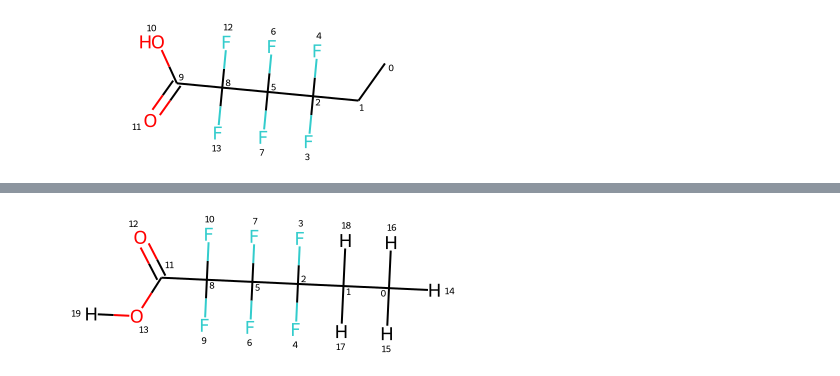
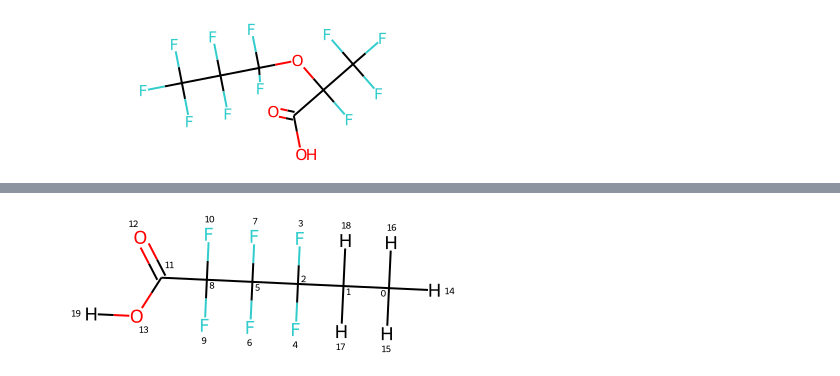
Before and after one commit to franklingoldsmith/autocbh, a Jupyter notebook: nightly/exploratory.ipynb, the cells around one changed output, grey strips where cells are left out. Saved outputs shown, nothing was run; the diff lists cells and outputs as text; code cells hidden in the pictures.

```diff
--- a/nightly/exploratory.ipynb
+++ b/nightly/exploratory.ipynb
@@ -16,7 +15,7 @@ from sys import getsizeof
 import CBH
 # %%
-pfas = 'CCC(F)(F)C(F)(F)C(C(O)=O)(F)(F)'
+pfas = 'C(=O)(C(C(F)(F)F)(OC(C(C(F)(F)F)(F)F)(F)F)F)O'
 m = Chem.MolFromSmiles(pfas)
 m
 # %% [output]
-[figure, old version]
+[figure, new version]
```
Also changed, not shown: parts of 6 cells of this notebook, 3 other files.
